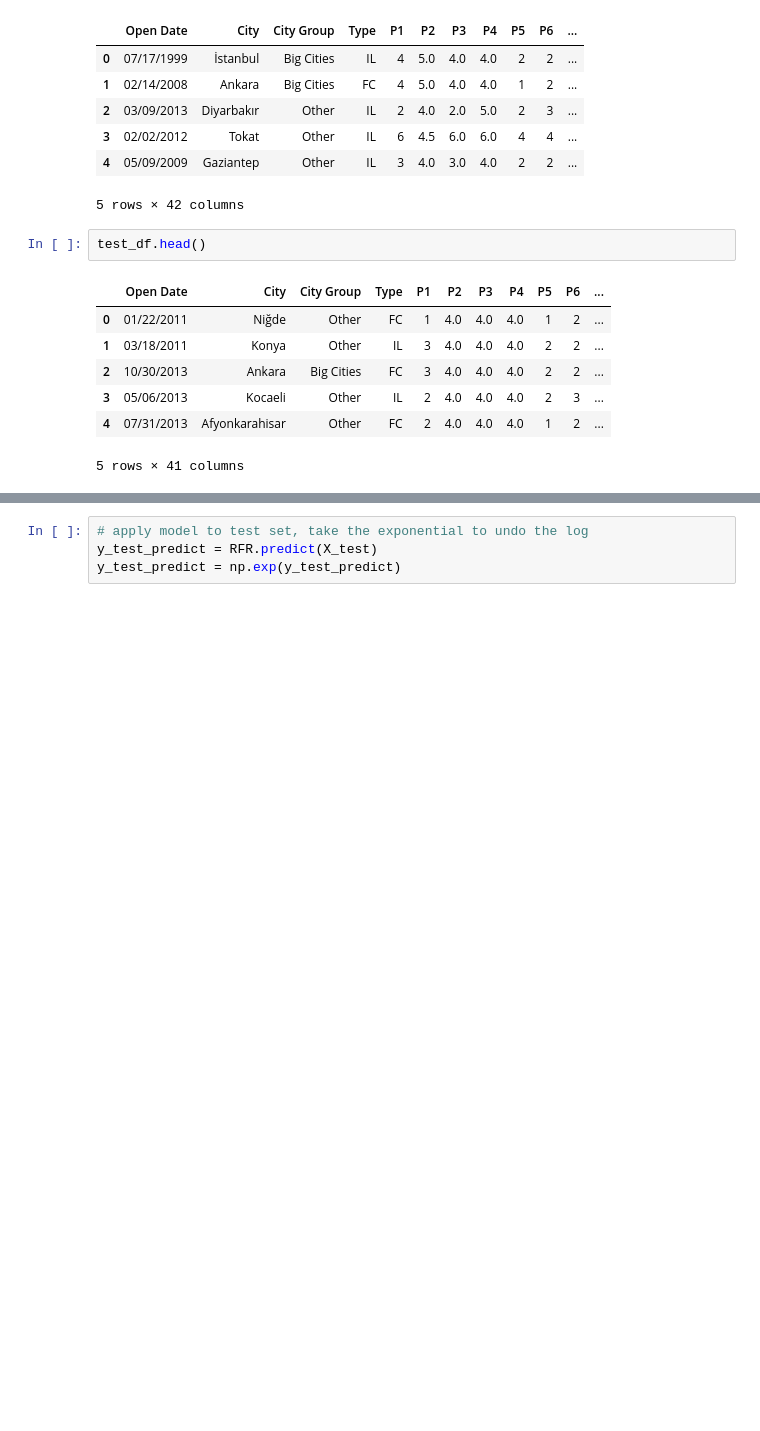
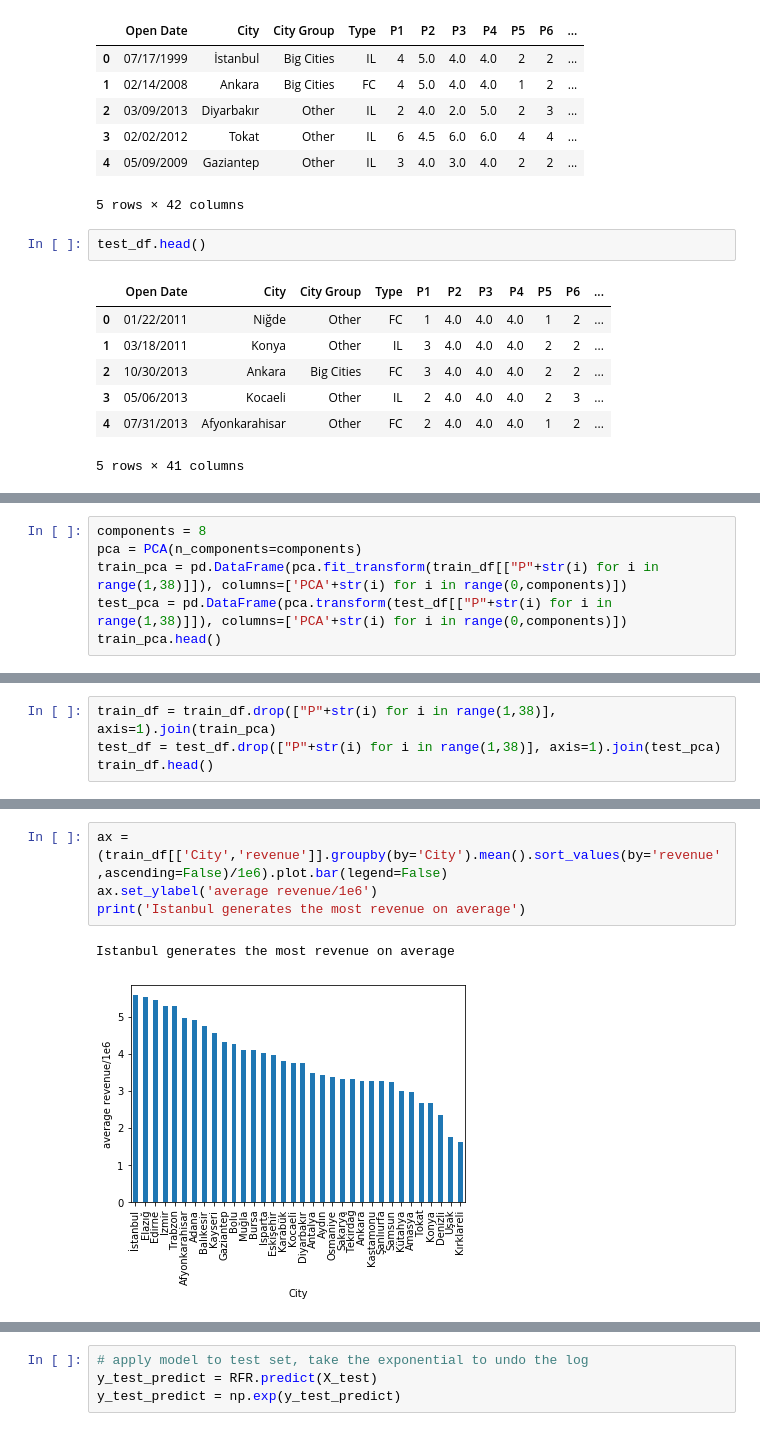
Before and after one commit to rich-thai/Kaggle-Restaurant-Revenue-Prediction, a Jupyter notebook: Restaurant.ipynb, the cells around one changed output, grey strips where cells are left out. Saved outputs shown, nothing was run; the diff lists cells and outputs as text; blank space fills up the shorter version.

```diff
--- a/Restaurant.ipynb
+++ b/Restaurant.ipynb
@@ -136,0 +131,6 @@ RFR.score(X_train,np.log(y_train))
+# %%
+components = 8
+pca = PCA(n_components=components)
+train_pca = pd.DataFrame(pca.fit_transform(train_df[["P"+str(i) for i in range(1,38)]]), columns=['PCA'+str(i) for i in range(0,components)])
+test_pca = pd.DataFrame(pca.transform(test_df[["P"+str(i) for i in range(1,38)]]), columns=['PCA'+str(i) for i in range(0,components)])
+train_pca.head()
@@ -136,0 +155,4 @@ RFR.score(X_train,np.log(y_train))
+# %%
+train_df = train_df.drop(["P"+str(i) for i in range(1,38)], axis=1).join(train_pca)
+test_df = test_df.drop(["P"+str(i) for i in range(1,38)], axis=1).join(test_pca)
+train_df.head()
@@ -136,0 +193,7 @@ RFR.score(X_train,np.log(y_train))
+# %%
+ax = (train_df[['City','revenue']].groupby(by='City').mean().sort_values(by='revenue',ascending=False)/1e6).plot.bar(legend=False)
+ax.set_ylabel('average revenue/1e6')
+print('Istanbul generates the most revenue on average')
+# %% [output]
+Istanbul generates the most revenue on average
+[figure, added]
```
Also changed, not shown: parts of 62 cells of this notebook.
